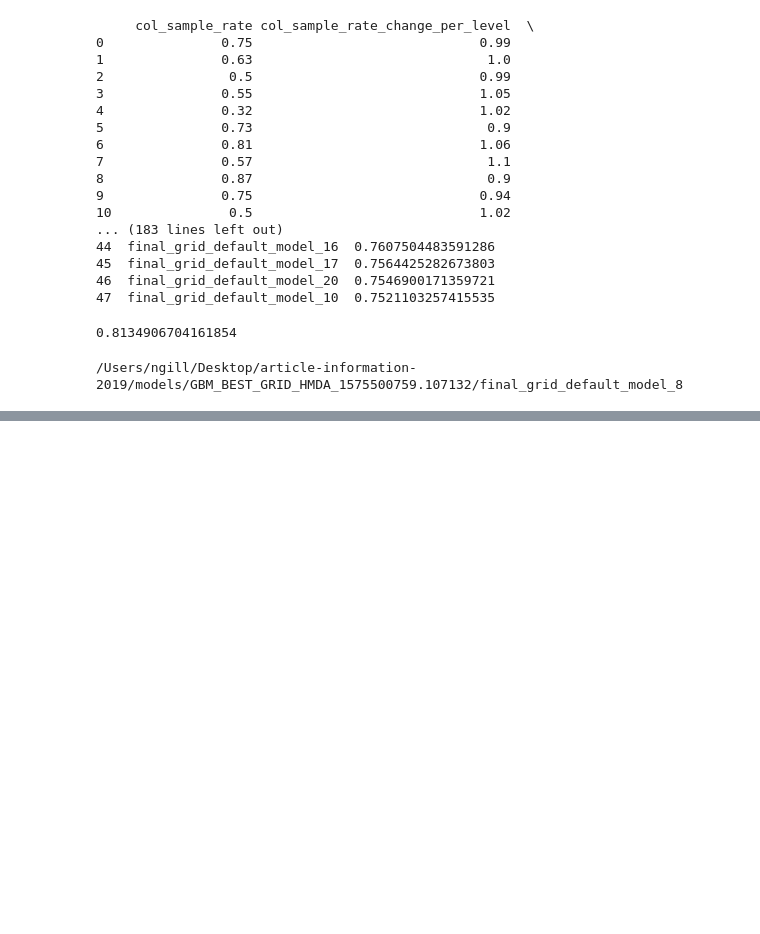
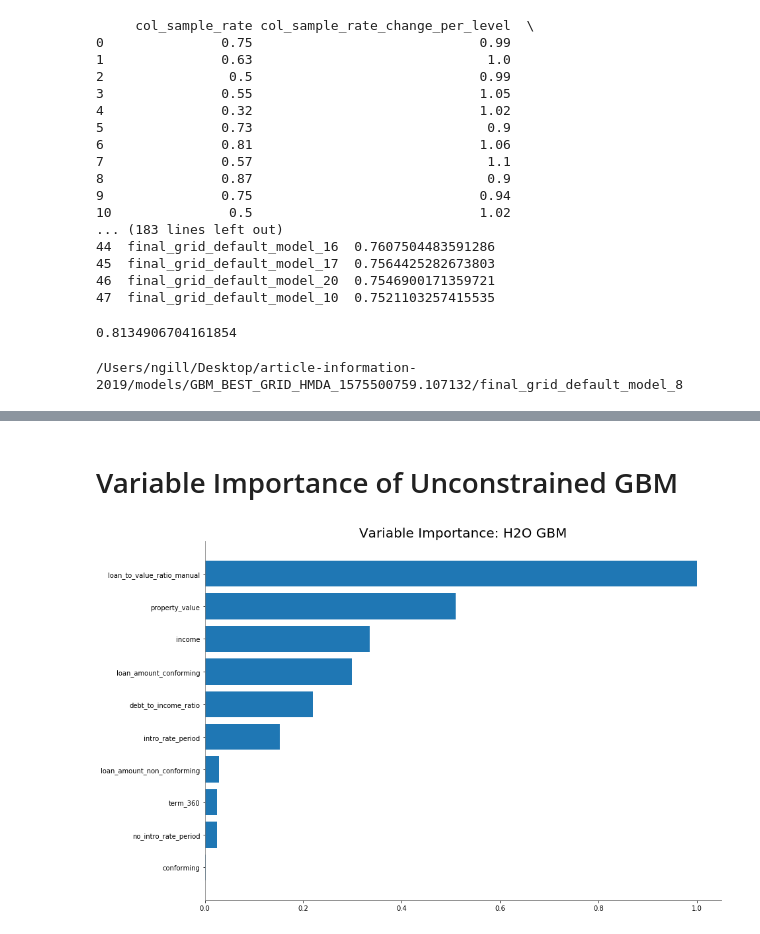
Before and after one commit to h2oai/article-information-2019, a Jupyter notebook: notebooks/mgbm.ipynb, the cells around one changed output, grey strips where cells are left out. Cells and saved outputs as stored; diff of their text form; code cells hidden in the pictures; blank space fills up the shorter version.

```diff
--- a/notebooks/mgbm.ipynb
+++ b/notebooks/mgbm.ipynb
@@ -1583,0 +1537,6 @@ print(model_path)
+# %% [markdown]
+# Variable Importance of Unconstrained GBM
+# %%
+unconstrained_gbm.varimp_plot()
+# %% [output]
+[figure, added]
```
Also changed, not shown: parts of 13 cells of this notebook.
